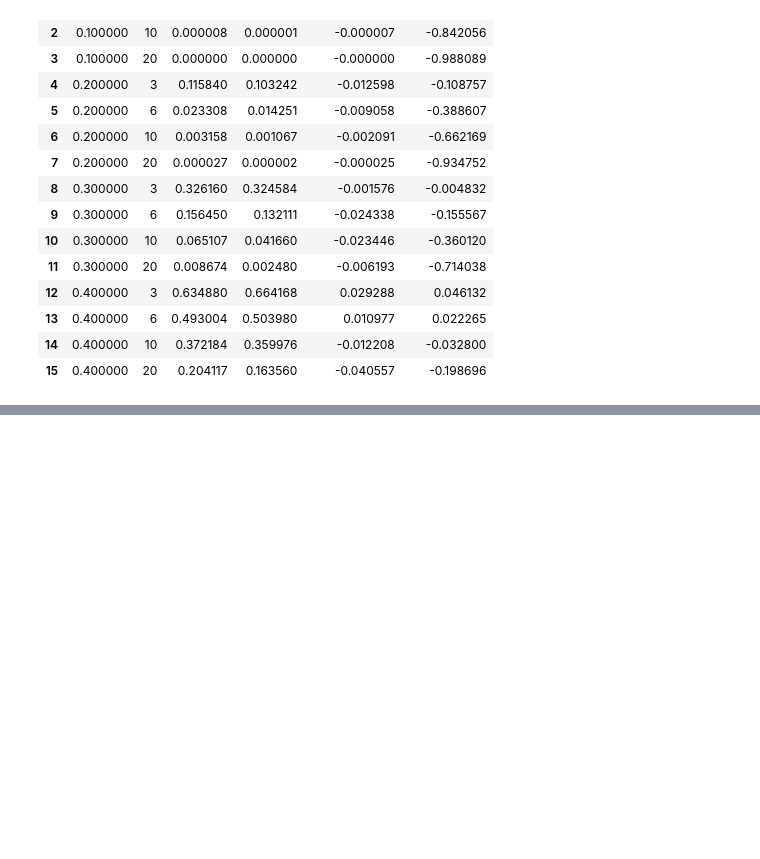
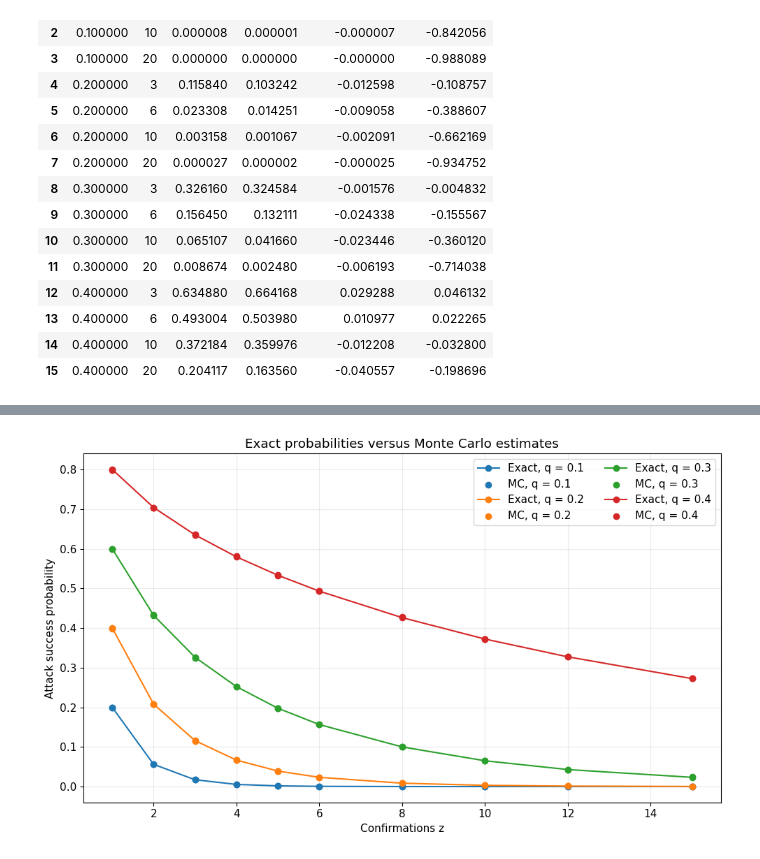
Before and after one commit to M1Draginov/bitcoin-confirmation-risk-analysis, a Jupyter notebook: bitcoin_pow_security_analysis.ipynb, the cells around one changed output, grey strips where cells are left out. Cells and saved outputs as stored; diff of their text form; code cells hidden in the pictures; blank space fills up the shorter version.

```diff
--- a/bitcoin_pow_security_analysis.ipynb
+++ b/bitcoin_pow_security_analysis.ipynb
@@ -954,0 +1160,98 @@ comparison_table
+# %%
+def catch_up_probability_from_deficit(deficit, attacker_share):
+    honest_share = 1.0 - attacker_share
+    deficit = np.asarray(deficit, dtype=int)
+
+    if attacker_share >= honest_share:
+        return np.ones_like(deficit, dtype=float)
+
+    ratio = attacker_share / honest_share
+    return np.where(deficit <= 0, 1.0, ratio ** deficit).astype(float)
+
+
+def exact_attack_success_probability(confirmations, attacker_share, tail_probability=1e-14):
+    honest_share = 1.0 - attacker_share
+
+    if attacker_share >= honest_share:
+        return 1.0
+
+    total_probability = 0.0
+    k = 0
+    pmf = honest_share ** confirmations
+
+    while True:
+        deficit = confirmations - k
+        total_probability += pmf * float(
+            catch_up_probability_from_deficit(deficit, attacker_share)
+        )
+
+        k += 1
+        pmf *= (k + confirmations - 1) / k * attacker_share
+
+        if pmf < tail_probability and k > confirmations + 20:
+            break
+
+    return total_probability
+
+
+def simulate_attacker_blocks_before_confirmations(confirmations, attacker_share, n_simulations=100_000, seed=7):
+    honest_share = 1.0 - attacker_share
+    rng = np.random.default_rng(seed)
+    return rng.negative_binomial(confirmations, honest_share, size=n_simulations)
+
+
+def simulate_double_spend_success_probability(confirmations, attacker_share, n_simulations=200_000, seed=7):
+    honest_share = 1.0 - attacker_share
+
+    if attacker_share >= honest_share:
+        return 1.0
+
+    attacker_blocks = simulate_attacker_blocks_before_confirmations(
+        confirmations=confirmations,
+        attacker_share=attacker_share,
+        n_simulations=n_simulations,
+        seed=seed,
+    )
+
+    remaining_deficit = confirmations - attacker_blocks
+    eventual_catch_up = catch_up_probability_from_deficit(remaining_deficit, attacker_share)
+
+    rng = np.random.default_rng(seed + 1)
+    success_draws = rng.random(n_simulations) < eventual_catch_up
+    return float(success_draws.mean())
+
+
+validation_shares = [0.1, 0.2, 0.3, 0.4]
+validation_z = np.array([1, 2, 3, 4, 5, 6, 8, 10, 12, 15])
+
+mc_rows = []
+for q in validation_shares:
+    for z in validation_z:
+        exact_value = exact_attack_success_probability(z, q)
+        mc_value = simulate_double_spend_success_probability(z, q, n_simulations=120_000, seed=SEED + int(100*q) + z)
+        mc_rows.append(
+            {
+                "q": q,
+                "z": z,
+                "Exact": exact_value,
+                "Monte Carlo": mc_value,
+                "Absolute difference": mc_value - exact_value,
+            }
+        )
+mc_table = pd.DataFrame(mc_rows)
+
+fig, ax = plt.subplots()
+for q in validation_shares:
+    subset = mc_table[mc_table["q"] == q]
+    ax.plot(subset["z"], subset["Exact"], marker="o", label=f"Exact, q = {q:.1f}")
+    ax.scatter(subset["z"], subset["Monte Carlo"], label=f"MC, q = {q:.1f}")
+ax.set_title("Exact probabilities versus Monte Carlo estimates")
+ax.set_xlabel("Confirmations z")
+ax.set_ylabel("Attack success probability")
+ax.legend(ncol=2)
+fig.tight_layout()
+plt.show()
+
+mc_table
+# %% [output]
+[figure, added]
```
Also changed, not shown: parts of 18 cells of this notebook.
